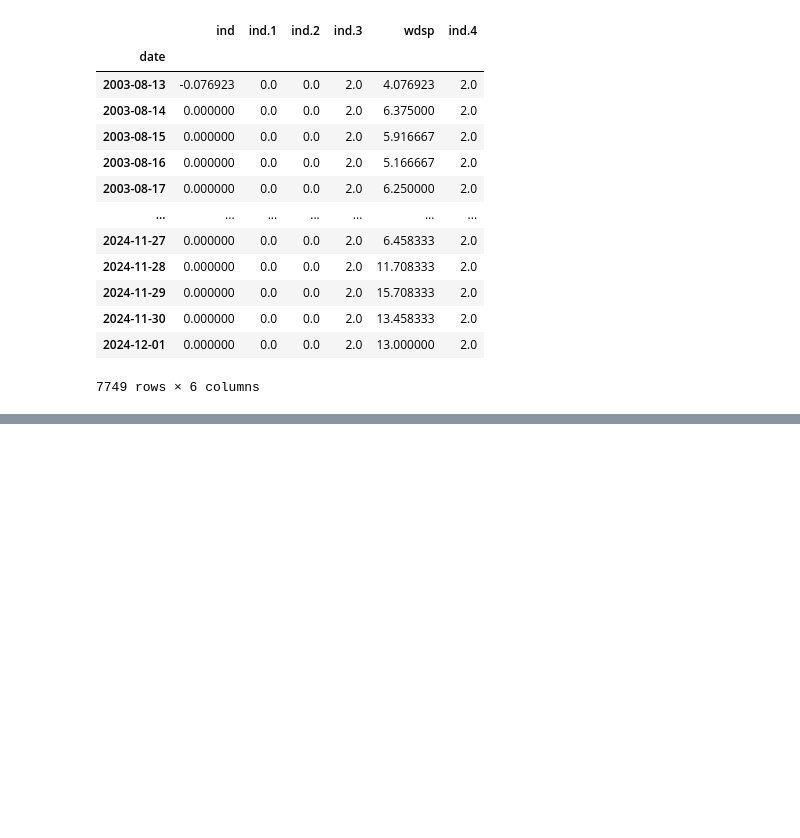
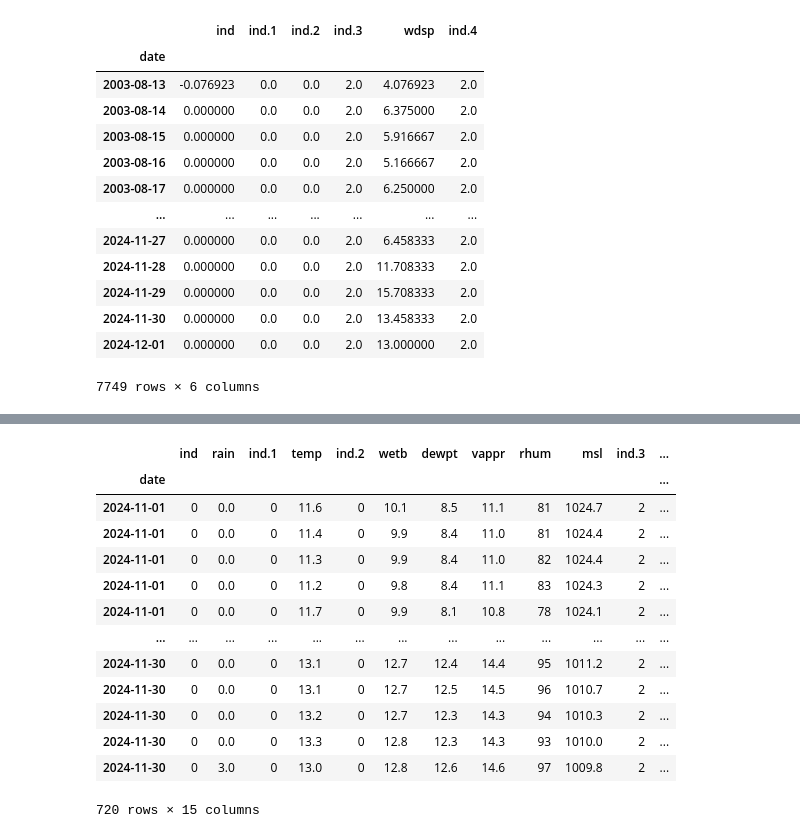
Before and after one commit to rayne-fall/pfda-project, a Jupyter notebook: project.ipynb, the cells around one changed output, grey strips where cells are left out. Saved outputs shown, nothing was run; the diff lists cells and outputs as text; code cells hidden in the pictures; blank space fills up the shorter version.

```diff
--- a/project.ipynb
+++ b/project.ipynb
@@ -125,0 +181,20 @@ UFuncTypeError: ufunc 'add' cannot use operands with types dtype('<M8[ns]') and
+# %%
+# take the section of the dataset covering november 2024
+full_month=df.iloc[185051:185771]
+# sanity check
+full_month
+# %% [output]
+|  | ind | rain | ind.1 | temp | ind.2 | wetb | dewpt | vappr | rhum | msl | ind.3 | ... |
+| date |  |  |  |  |  |  |  |  |  |  |  | ... |
+| 2024-11-01 | 0 | 0.0 | 0 | 11.6 | 0 | 10.1 | 8.5 | 11.1 | 81 | 1024.7 | 2 | ... |
+| 2024-11-01 | 0 | 0.0 | 0 | 11.4 | 0 | 9.9 | 8.4 | 11.0 | 81 | 1024.4 | 2 | ... |
+| 2024-11-01 | 0 | 0.0 | 0 | 11.3 | 0 | 9.9 | 8.4 | 11.0 | 82 | 1024.4 | 2 | ... |
+| 2024-11-01 | 0 | 0.0 | 0 | 11.2 | 0 | 9.8 | 8.4 | 11.1 | 83 | 1024.3 | 2 | ... |
+| 2024-11-01 | 0 | 0.0 | 0 | 11.7 | 0 | 9.9 | 8.1 | 10.8 | 78 | 1024.1 | 2 | ... |
+| ... | ... | ... | ... | ... | ... | ... | ... | ... | ... | ... | ... | ... |
+| 2024-11-30 | 0 | 0.0 | 0 | 13.1 | 0 | 12.7 | 12.4 | 14.4 | 95 | 1011.2 | 2 | ... |
+| 2024-11-30 | 0 | 0.0 | 0 | 13.1 | 0 | 12.7 | 12.5 | 14.5 | 96 | 1010.7 | 2 | ... |
+| 2024-11-30 | 0 | 0.0 | 0 | 13.2 | 0 | 12.7 | 12.3 | 14.3 | 94 | 1010.3 | 2 | ... |
+| 2024-11-30 | 0 | 0.0 | 0 | 13.3 | 0 | 12.8 | 12.3 | 14.3 | 93 | 1010.0 | 2 | ... |
+| 2024-11-30 | 0 | 3.0 | 0 | 13.0 | 0 | 12.8 | 12.6 | 14.6 | 97 | 1009.8 | 2 | ... |
+720 rows × 15 columns
```
Also changed, not shown: parts of 12 cells of this notebook, 1 other file.
